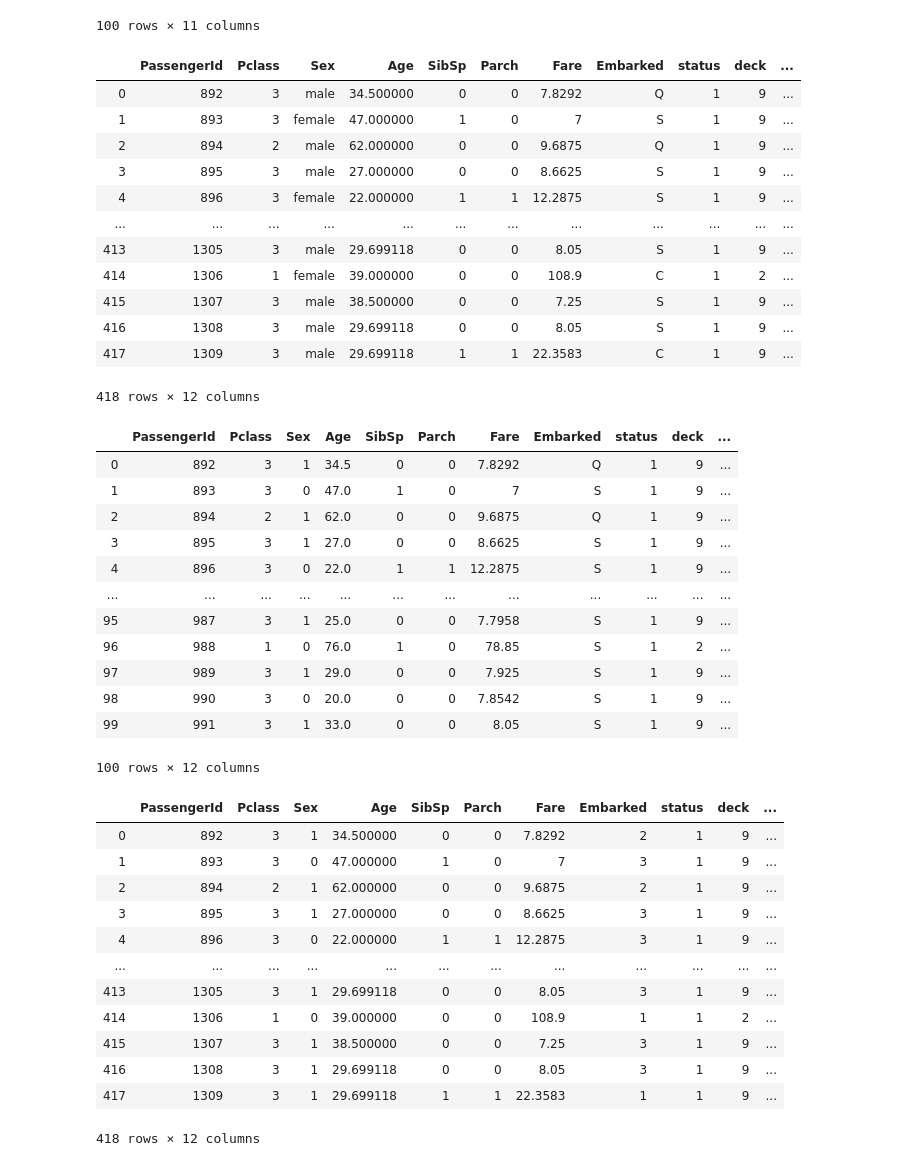
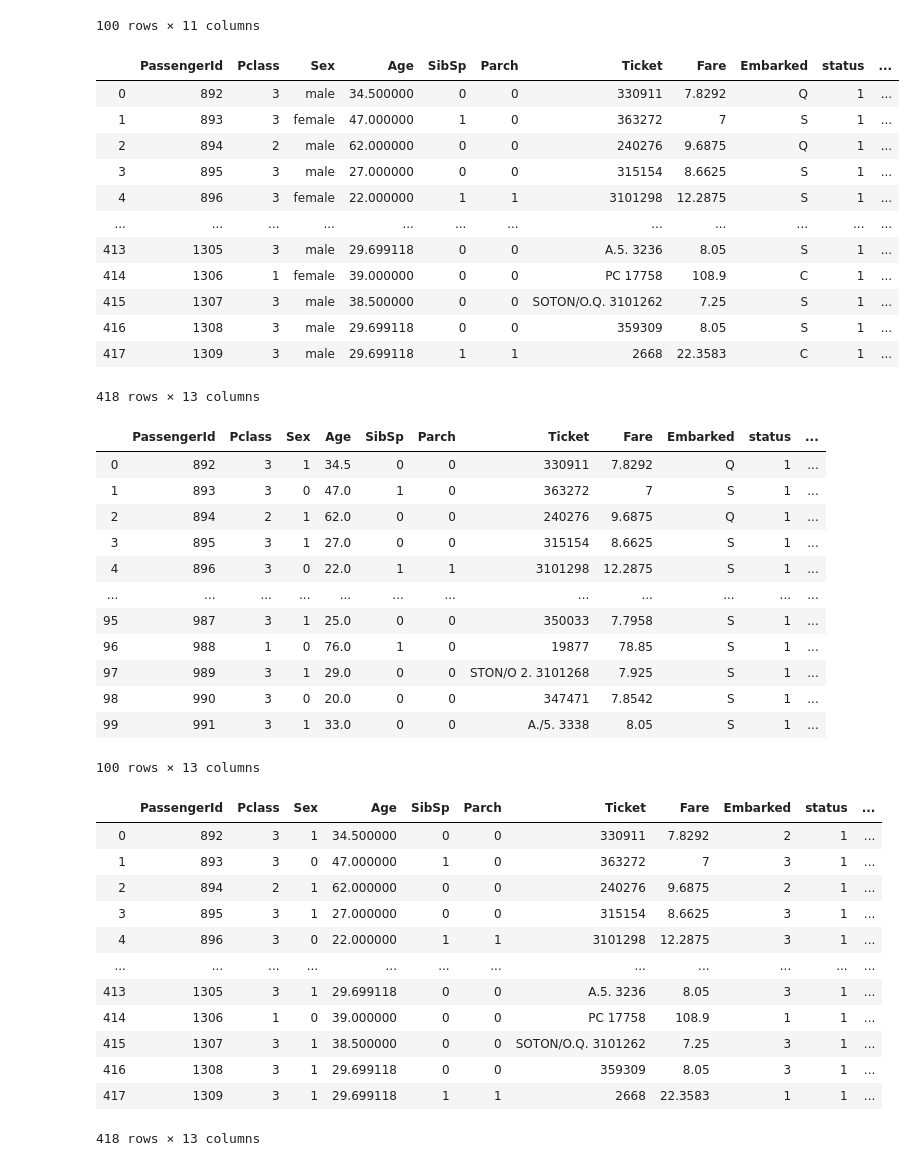
Before and after one commit to fvtester/Titanic, a Jupyter notebook: Titanic.ipynb, the cells around one changed output. Saved outputs shown, nothing was run; the diff lists cells and outputs as text; code cells hidden in the pictures.

```diff
--- a/Titanic.ipynb
+++ b/Titanic.ipynb
@@ -124,7 +124,7 @@ train[train['number']=='']
 # %%
 y_train=train['Survived']
 # %%
-X_train=train.drop(['Survived', 'Name', 'Ticket', 'Cabin'], axis=1)
+X_train=train.drop(['Survived', 'Name', 'Cabin'], axis=1)
 Ag_mean=X_train['Age'].mean()
 print(Ag_mean)
 X_train['Age']=X_train['Age'].fillna(Ag_mean)
@@ -259,27 +291,27 @@ test.tail(100)
 # %%
 test['status']=[status_def(i) for i in test['Name'].values]
 test['deck']=[deck_def(i) for i in test['Cabin'].values]
 test['number']=[numder_def(i) for i in test['Cabin'].values]
 test['adult']=[adult(i) for i in test['Age'].values]
-X_test=test.drop([ 'Name', 'Ticket', 'Cabin'], axis=1)
+X_test=test.drop([ 'Name', 'Cabin'], axis=1)
 X_test['Age']=X_test['Age'].fillna(Ag_mean)
 X_test['Embarked']=X_test['Embarked'].fillna('N')
 X_test=X_test.fillna('0')
 X_test
 # %% [output]
-|  | PassengerId | Pclass | Sex | Age | SibSp | Parch | Fare | Embarked | status | deck | ... |
-| 0 | 892 | 3 | male | 34.500000 | 0 | 0 | 7.8292 | Q | 1 | 9 | ... |
-| 1 | 893 | 3 | female | 47.000000 | 1 | 0 | 7 | S | 1 | 9 | ... |
-| 2 | 894 | 2 | male | 62.000000 | 0 | 0 | 9.6875 | Q | 1 | 9 | ... |
-| 3 | 895 | 3 | male | 27.000000 | 0 | 0 | 8.6625 | S | 1 | 9 | ... |
-| 4 | 896 | 3 | female | 22.000000 | 1 | 1 | 12.2875 | S | 1 | 9 | ... |
+|  | PassengerId | Pclass | Sex | Age | SibSp | Parch | Ticket | Fare | Embarked | status | ... |
+| 0 | 892 | 3 | male | 34.500000 | 0 | 0 | 330911 | 7.8292 | Q | 1 | ... |
+| 1 | 893 | 3 | female | 47.000000 | 1 | 0 | 363272 | 7 | S | 1 | ... |
+| 2 | 894 | 2 | male | 62.000000 | 0 | 0 | 240276 | 9.6875 | Q | 1 | ... |
+| 3 | 895 | 3 | male | 27.000000 | 0 | 0 | 315154 | 8.6625 | S | 1 | ... |
+| 4 | 896 | 3 | female | 22.000000 | 1 | 1 | 3101298 | 12.2875 | S | 1 | ... |
 | ... | ... | ... | ... | ... | ... | ... | ... | ... | ... | ... | ... |
-| 413 | 1305 | 3 | male | 29.699118 | 0 | 0 | 8.05 | S | 1 | 9 | ... |
-| 414 | 1306 | 1 | female | 39.000000 | 0 | 0 | 108.9 | C | 1 | 2 | ... |
-| 415 | 1307 | 3 | male | 38.500000 | 0 | 0 | 7.25 | S | 1 | 9 | ... |
-| 416 | 1308 | 3 | male | 29.699118 | 0 | 0 | 8.05 | S | 1 | 9 | ... |
-| 417 | 1309 | 3 | male | 29.699118 | 1 | 1 | 22.3583 | C | 1 | 9 | ... |
+| 413 | 1305 | 3 | male | 29.699118 | 0 | 0 | A.5. 3236 | 8.05 | S | 1 | ... |
+| 414 | 1306 | 1 | female | 39.000000 | 0 | 0 | PC 17758 | 108.9 | C | 1 | ... |
+| 415 | 1307 | 3 | male | 38.500000 | 0 | 0 | SOTON/O.Q. 3101262 | 7.25 | S | 1 | ... |
+| 416 | 1308 | 3 | male | 29.699118 | 0 | 0 | 359309 | 8.05 | S | 1 | ... |
+| 417 | 1309 | 3 | male | 29.699118 | 1 | 1 | 2668 | 22.3583 | C | 1 | ... |
-418 rows × 12 columns
+418 rows × 13 columns
 # %%
 #X_test['deck'] = deck_encoder.transform(X_test['deck'])
 # %%
@@ -288,19 +320,19 @@ le.fit(train['Sex'])
 X_test['Sex'] = le.transform(X_test['Sex'])
 X_test.head(100)
 # %% [output]
-|  | PassengerId | Pclass | Sex | Age | SibSp | Parch | Fare | Embarked | status | deck | ... |
-| 0 | 892 | 3 | 1 | 34.5 | 0 | 0 | 7.8292 | Q | 1 | 9 | ... |
-| 1 | 893 | 3 | 0 | 47.0 | 1 | 0 | 7 | S | 1 | 9 | ... |
-| 2 | 894 | 2 | 1 | 62.0 | 0 | 0 | 9.6875 | Q | 1 | 9 | ... |
-| 3 | 895 | 3 | 1 | 27.0 | 0 | 0 | 8.6625 | S | 1 | 9 | ... |
-| 4 | 896 | 3 | 0 | 22.0 | 1 | 1 | 12.2875 | S | 1 | 9 | ... |
+|  | PassengerId | Pclass | Sex | Age | SibSp | Parch | Ticket | Fare | Embarked | status | ... |
+| 0 | 892 | 3 | 1 | 34.5 | 0 | 0 | 330911 | 7.8292 | Q | 1 | ... |
+| 1 | 893 | 3 | 0 | 47.0 | 1 | 0 | 363272 | 7 | S | 1 | ... |
+| 2 | 894 | 2 | 1 | 62.0 | 0 | 0 | 240276 | 9.6875 | Q | 1 | ... |
+| 3 | 895 | 3 | 1 | 27.0 | 0 | 0 | 315154 | 8.6625 | S | 1 | ... |
+| 4 | 896 | 3 | 0 | 22.0 | 1 | 1 | 3101298 | 12.2875 | S | 1 | ... |
 | ... | ... | ... | ... | ... | ... | ... | ... | ... | ... | ... | ... |
-| 95 | 987 | 3 | 1 | 25.0 | 0 | 0 | 7.7958 | S | 1 | 9 | ... |
-| 96 | 988 | 1 | 0 | 76.0 | 1 | 0 | 78.85 | S | 1 | 2 | ... |
-| 97 | 989 | 3 | 1 | 29.0 | 0 | 0 | 7.925 | S | 1 | 9 | ... |
-| 98 | 990 | 3 | 0 | 20.0 | 0 | 0 | 7.8542 | S | 1 | 9 | ... |
-| 99 | 991 | 3 | 1 | 33.0 | 0 | 0 | 8.05 | S | 1 | 9 | ... |
+| 95 | 987 | 3 | 1 | 25.0 | 0 | 0 | 350033 | 7.7958 | S | 1 | ... |
+| 96 | 988 | 1 | 0 | 76.0 | 1 | 0 | 19877 | 78.85 | S | 1 | ... |
+| 97 | 989 | 3 | 1 | 29.0 | 0 | 0 | STON/O 2. 3101268 | 7.925 | S | 1 | ... |
+| 98 | 990 | 3 | 0 | 20.0 | 0 | 0 | 347471 | 7.8542 | S | 1 | ... |
+| 99 | 991 | 3 | 1 | 33.0 | 0 | 0 | A./5. 3338 | 8.05 | S | 1 | ... |
-100 rows × 12 columns
+100 rows × 13 columns
 # %%
 le1 = LabelEncoder()
 le1.fit(train['Embarked'].fillna('0'))
@@ -309,19 +341,19 @@ X_test['Embarked'] = le1.transform(X_test['Embarked'])
 
 X_test
 # %% [output]
-|  | PassengerId | Pclass | Sex | Age | SibSp | Parch | Fare | Embarked | status | deck | ... |
-| 0 | 892 | 3 | 1 | 34.500000 | 0 | 0 | 7.8292 | 2 | 1 | 9 | ... |
-| 1 | 893 | 3 | 0 | 47.000000 | 1 | 0 | 7 | 3 | 1 | 9 | ... |
-| 2 | 894 | 2 | 1 | 62.000000 | 0 | 0 | 9.6875 | 2 | 1 | 9 | ... |
-| 3 | 895 | 3 | 1 | 27.000000 | 0 | 0 | 8.6625 | 3 | 1 | 9 | ... |
-| 4 | 896 | 3 | 0 | 22.000000 | 1 | 1 | 12.2875 | 3 | 1 | 9 | ... |
+|  | PassengerId | Pclass | Sex | Age | SibSp | Parch | Ticket | Fare | Embarked | status | ... |
+| 0 | 892 | 3 | 1 | 34.500000 | 0 | 0 | 330911 | 7.8292 | 2 | 1 | ... |
+| 1 | 893 | 3 | 0 | 47.000000 | 1 | 0 | 363272 | 7 | 3 | 1 | ... |
+| 2 | 894 | 2 | 1 | 62.000000 | 0 | 0 | 240276 | 9.6875 | 2 | 1 | ... |
+| 3 | 895 | 3 | 1 | 27.000000 | 0 | 0 | 315154 | 8.6625 | 3 | 1 | ... |
+| 4 | 896 | 3 | 0 | 22.000000 | 1 | 1 | 3101298 | 12.2875 | 3 | 1 | ... |
 | ... | ... | ... | ... | ... | ... | ... | ... | ... | ... | ... | ... |
-| 413 | 1305 | 3 | 1 | 29.699118 | 0 | 0 | 8.05 | 3 | 1 | 9 | ... |
-| 414 | 1306 | 1 | 0 | 39.000000 | 0 | 0 | 108.9 | 1 | 1 | 2 | ... |
-| 415 | 1307 | 3 | 1 | 38.500000 | 0 | 0 | 7.25 | 3 | 1 | 9 | ... |
-| 416 | 1308 | 3 | 1 | 29.699118 | 0 | 0 | 8.05 | 3 | 1 | 9 | ... |
-| 417 | 1309 | 3 | 1 | 29.699118 | 1 | 1 | 22.3583 | 1 | 1 | 9 | ... |
+| 413 | 1305 | 3 | 1 | 29.699118 | 0 | 0 | A.5. 3236 | 8.05 | 3 | 1 | ... |
+| 414 | 1306 | 1 | 0 | 39.000000 | 0 | 0 | PC 17758 | 108.9 | 1 | 1 | ... |
+| 415 | 1307 | 3 | 1 | 38.500000 | 0 | 0 | SOTON/O.Q. 3101262 | 7.25 | 3 | 1 | ... |
+| 416 | 1308 | 3 | 1 | 29.699118 | 0 | 0 | 359309 | 8.05 | 3 | 1 | ... |
+| 417 | 1309 | 3 | 1 | 29.699118 | 1 | 1 | 2668 | 22.3583 | 1 | 1 | ... |
-418 rows × 12 columns
+418 rows × 13 columns
 # %%
 X_test.tail()
 # %% [output]
```
Also changed, not shown: parts of 10 cells of this notebook, 7 other files.
